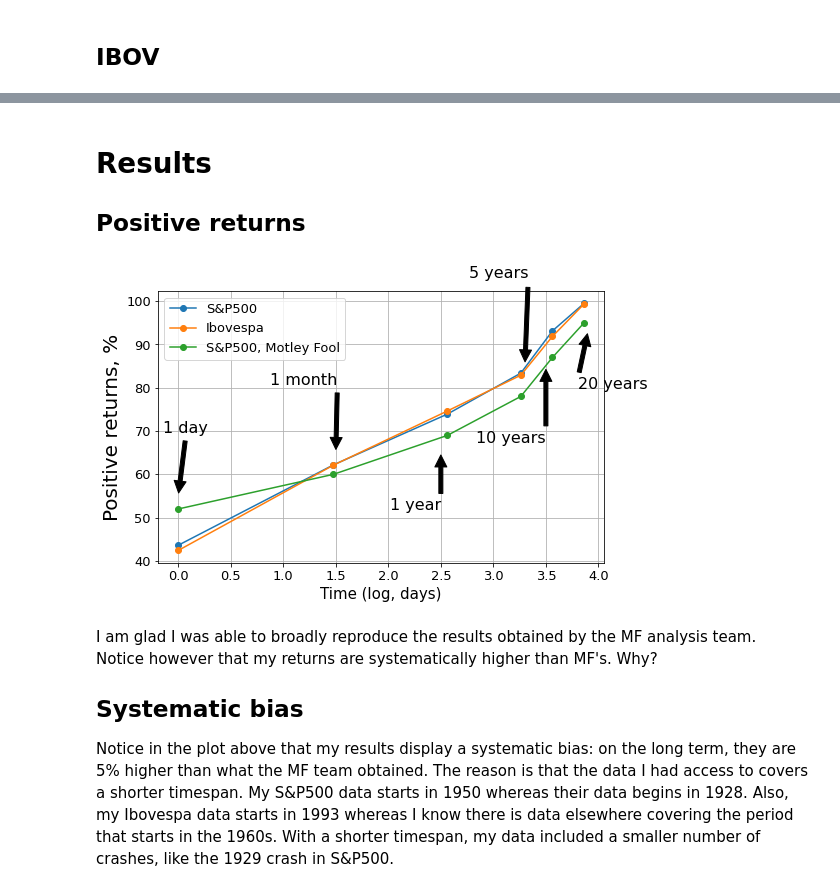
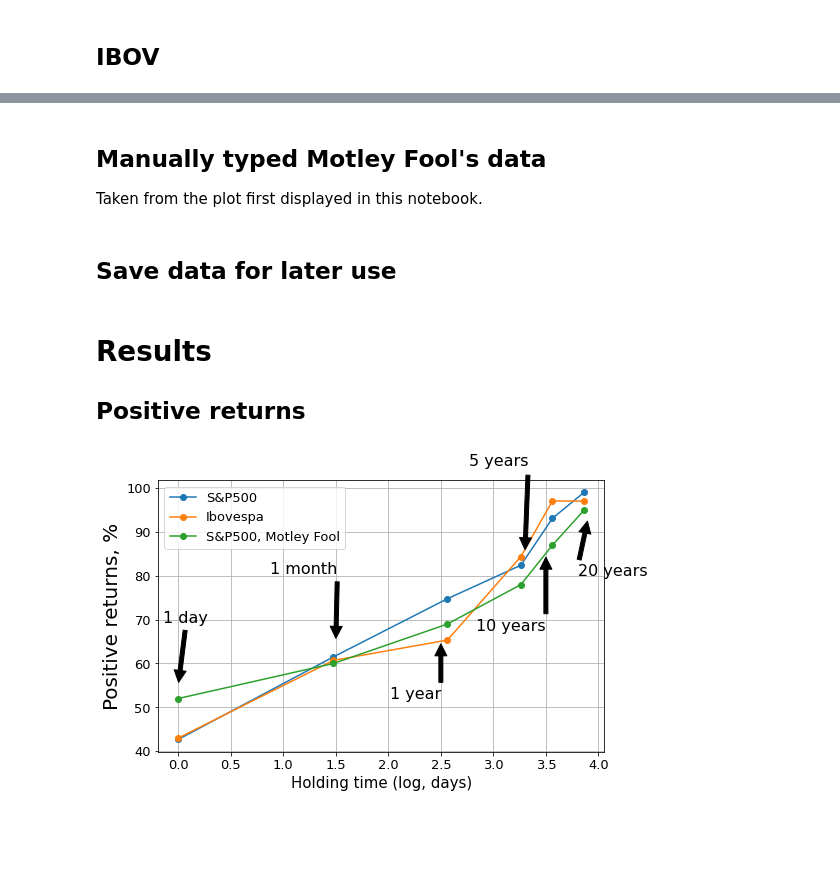
Before and after one commit to rsnemmen/positive-returns-SP500-Ibovespa, a Jupyter notebook: positive returns.ipynb, the cells around one changed output, grey strips where cells are left out. Cells and saved outputs as stored; diff of their text form; code cells hidden in the pictures; blank space fills up the shorter version.

Commit message:
fixed error where ibovespa results were being computed from S&P data

```diff
--- a/positive returns.ipynb
+++ b/positive returns.ipynb
@@ -109,14 +109,9 @@ units=['d','d','d','d','d','d']
 # %% [markdown]
 ## S&P500
 # %%
-snpPositive=[]
-snpMean=[]
-snpMax=[]
-snpMin=[]
+snpReturns=[]
 
 for i in tqdm.tqdm(range(size(t))):
-
-
     snpReturns.append(positiveReturns(snp,t[i],units[i]))
 
 snpReturns=array(snpReturns)
@@ -126,6 +121,6 @@ snpReturns=array(snpReturns)
 ibovReturns=[]
 
 for i in tqdm.tqdm(range(size(t))):
-    ibovReturns.append(positiveReturns(snp,t[i],units[i]))
+    ibovReturns.append(positiveReturns(ibov,t[i],units[i]))
 
 ibovReturns=array(ibovReturns)
@@ -141,0 +127,4 @@ savez('data.npz', t=t,snp=snpReturns,ibov=ibovReturns,mf=MF)
+# %% [markdown]
+## Manually typed Motley Fool's data
+
+Taken from the plot first displayed in this notebook.
@@ -141,0 +133,2 @@ savez('data.npz', t=t,snp=snpReturns,ibov=ibovReturns,mf=MF)
+# %% [markdown]
+## Save data for later use
@@ -146,23 +141,17 @@ savez('data.npz', t=t,snp=snpReturns,ibov=ibovReturns,mf=MF)
 # %%
 figure(figsize=(8,5))
 plot(log10(t),snpReturns,'o-',label='S&P500')
 plot(log10(t),ibovReturns,'o-',label='Ibovespa')
 plot(log10(t),MF,'o-',label='S&P500, Motley Fool')
 
 annotatePlot()
 legend(fontsize=13)
 tick_params(axis='both', which='major', labelsize=13)
 tick_params(axis='both', which='minor', labelsize=12)
 grid()
-xlabel('Time (log, days)', fontsize=15)
+xlabel('Holding time (log, days)', fontsize=15)
 ylabel('Positive returns, %', fontsize=20)
 
 pylab.savefig('positive-returns.png', dpi=300)
 # %% [output]
-[figure, old version]
+[figure, new version]
-# %% [markdown]
-I am glad I was able to broadly reproduce the results obtained by the MF analysis team. Notice however that my returns are systematically higher than MF's. Why?
-
-## Systematic bias
-
-Notice in the plot above that my results display a systematic bias: on the long term, they are 5% higher than what the MF team obtained. The reason is that the data I had access to covers a shorter timespan. My S&P500 data starts in 1950 whereas their data begins in 1928. Also, my Ibovespa data starts in 1993 whereas I know there is data elsewhere covering the period that starts in the 1960s. With a shorter timespan, my data included a smaller number of crashes, like the 1929 crash in S&P500.
```
Also changed, not shown: parts of 15 cells of this notebook, 2 other files.
